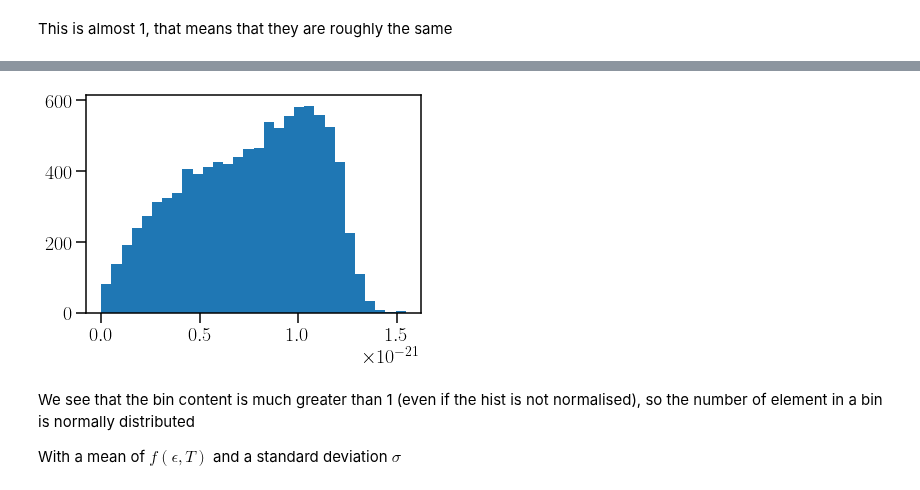
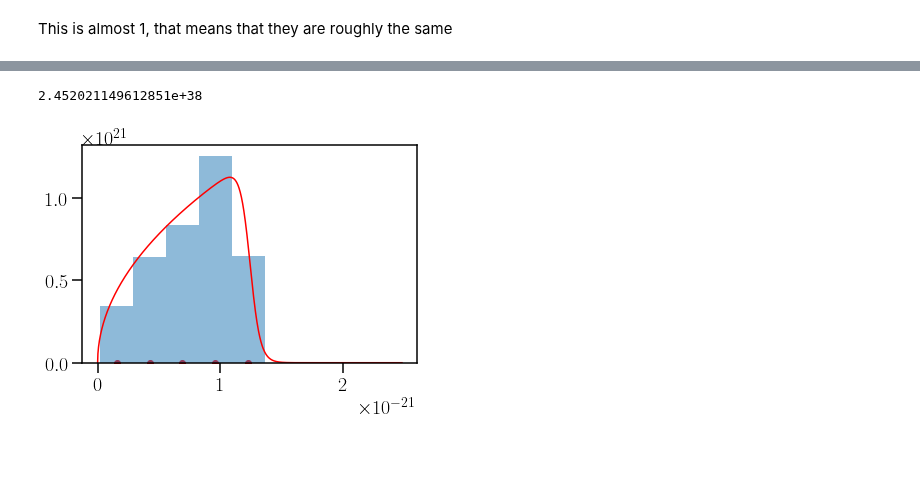
Before and after one commit to Nayaqs/stats, a Jupyter notebook: FinalProject.ipynb, the cells around one changed output, grey strips where cells are left out. Saved outputs shown, nothing was run; the diff lists cells and outputs as text; code cells hidden in the pictures; blank space fills up the shorter version.

```diff
--- a/FinalProject.ipynb
+++ b/FinalProject.ipynb
@@ -40,11 +38,11 @@ Then, simply define the fermi function
 def f(epsilon, Temp):
     beta    = 1/(kb*Temp)
     numer   = A*np.sqrt(epsilon)
-    denom   = np.exp(beta*(epsilon-mu)) + 1
+    denom   = np.exp(beta*(epsilon-mu)) + 1.0
     return numer/denom
 
 xfunc = np.linspace(0,2*mu,1000)
-yfunc = f(x,3)
+yfunc = f(xfunc,3)
 plt.plot(xfunc,yfunc, label = "Energy distribution")
 plt.xlabel("Energy")
 plt.ylabel("$f(\epsilon,\,T)$")
@@ -211,22 +213,26 @@ This is almost 1, that means that they are roughly the same
 # %%
 Nexp=1
-N=10000
+N=500
 data = Egenerator(N,T)
+nBins = 5
 
-content,edges, _  = plt.hist(data, bins = 30, density = False)
+content,edges = np.histogram(data, bins = nBins, density=True)
 width = edges[1]-edges[0]
-xExp = edges + width/2
+xExp = edges[:-1] + width/2
+plt.hist(data, bins = nBins, density=True, alpha = 0.5)
+plt.scatter(xExp, np.zeros(len(xExp))+1, color = "red")
+plt.plot(xfunc,yfunc, color = "red")
 
 #The observed value is content[i] and the coordinate xExp[i]
 #The expected value is f(epsilon, T) at xExp[i]
 #Compute the difference
-listDif = []
-for i in range(len(content)):
-    dif = ((content[i]-f(xExp[i],T))**2)/content[i]
-    listDif.append(dif)
+chi2 = 0
+for j in range(len(content)):
+    fj = N*f(xExp[j],T)*width
+    dif = np.power((content[j]-fj)/fj,2)
+    chi2 = chi2 + dif
+
+chi2
 # %% [output]
+2.452021149612851e+38
-[figure, old version]
+[figure, new version]
-# %% [markdown]
-We see that the bin content is much greater than 1 (even if the hist is not normalised), so the number of element in a bin is normally distributed
-
-With a mean of $f(\epsilon, T)$ and a standard deviation $\sigma$
```
Also changed, not shown: parts of 33 cells of this notebook.
